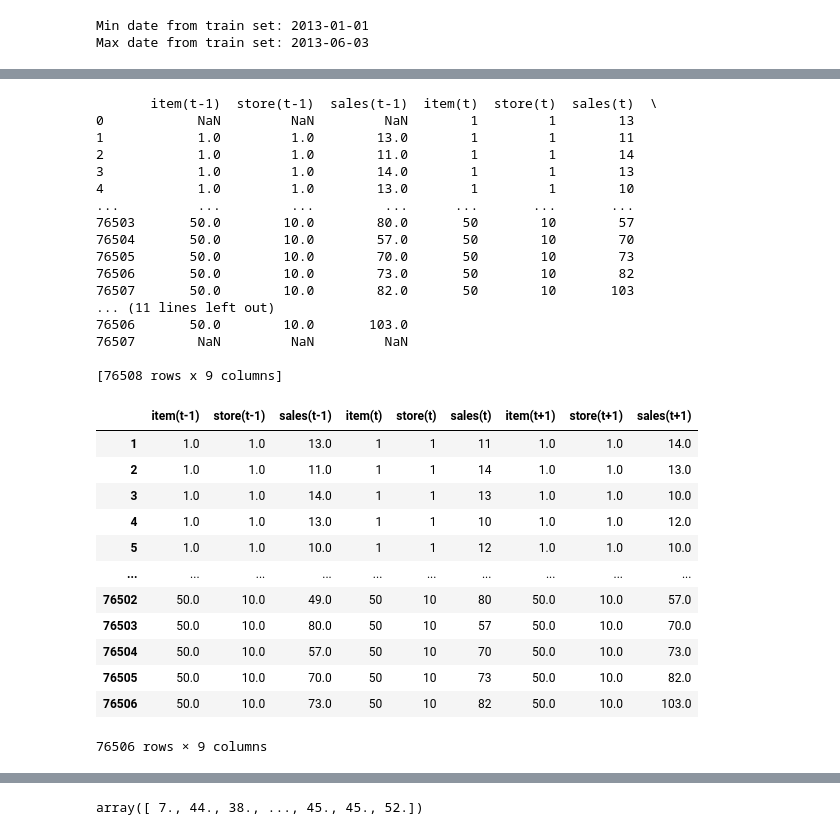
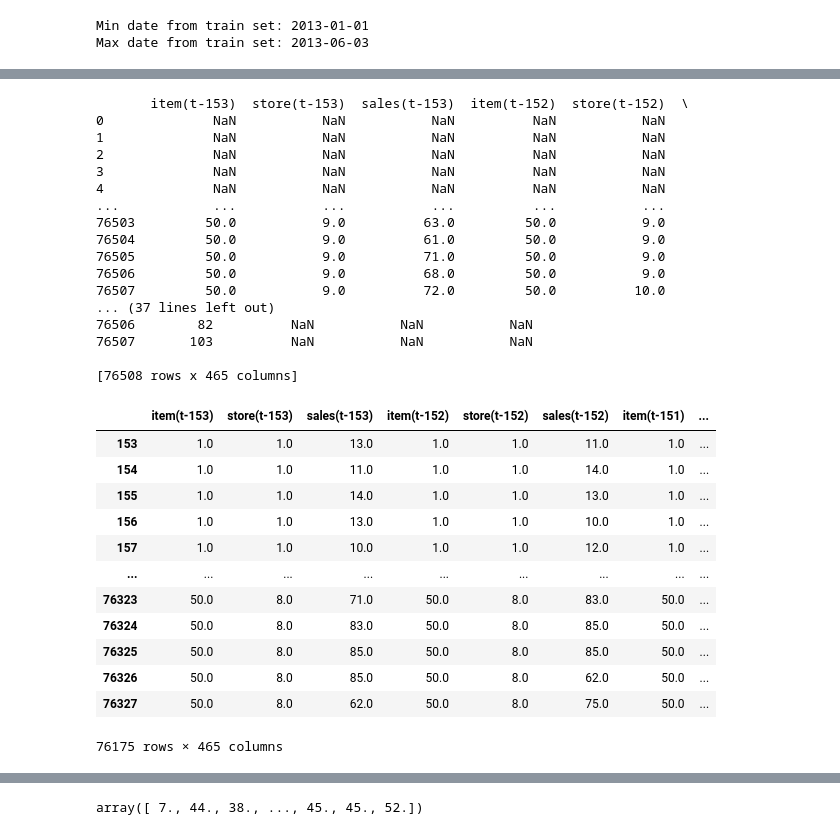
Before and after one commit to ECruz25/cross-entropy-services, a Jupyter notebook: Time Series.ipynb, the cells around one changed output, grey strips where cells are left out. Cells and saved outputs as stored; diff of their text form; code cells hidden in the pictures.

```diff
--- a/Time Series.ipynb
+++ b/Time Series.ipynb
@@ -54,7 +52,7 @@ print('Max date from train set: %s' % training_data['date'].max().date())
 Min date from train set: 2013-01-01
 Max date from train set: 2013-06-03
 # %%
-lag_size = 1
+lag_size = 180
 print('Max date from train set: %s' % training_data['date'].max().date())
 print('Max date from test set: %s' % testing_data['date'].max().date())
 print('Forecast lag size', lag_size)
@@ -114,41 +89,41 @@ def series_to_supervised(data, window=1, lag=1, dropnan=True):
         agg.dropna(inplace=True)
     return agg
 # %%
-window = 1
+window = (training_data['date'].max().date() - training_data['date'].min().date()).days
 lag = lag_size
 series = series_to_supervised(train_gp.drop('date', axis=1), window=window, lag=lag)
 series
 # %% [output]
-       item(t-1)  store(t-1)  sales(t-1)  item(t)  store(t)  sales(t)  \
-0            NaN         NaN         NaN        1         1        13
-1            1.0         1.0        13.0        1         1        11
-2            1.0         1.0        11.0        1         1        14
-3            1.0         1.0        14.0        1         1        13
-4            1.0         1.0        13.0        1         1        10
-...          ...         ...         ...      ...       ...       ...
-76503       50.0        10.0        80.0       50        10        57
-76504       50.0        10.0        57.0       50        10        70
-76505       50.0        10.0        70.0       50        10        73
-76506       50.0        10.0        73.0       50        10        82
-76507       50.0        10.0        82.0       50        10       103
-... (11 lines left out)
-76506       50.0        10.0       103.0
-76507        NaN         NaN         NaN
+       item(t-153)  store(t-153)  sales(t-153)  item(t-152)  store(t-152)  \
+0              NaN           NaN           NaN          NaN           NaN
+1              NaN           NaN           NaN          NaN           NaN
+2              NaN           NaN           NaN          NaN           NaN
+3              NaN           NaN           NaN          NaN           NaN
+4              NaN           NaN           NaN          NaN           NaN
+...            ...           ...           ...          ...           ...
+76503         50.0           9.0          63.0         50.0           9.0
+76504         50.0           9.0          61.0         50.0           9.0
+76505         50.0           9.0          71.0         50.0           9.0
+76506         50.0           9.0          68.0         50.0           9.0
+76507         50.0           9.0          72.0         50.0          10.0
+... (37 lines left out)
+76506        82          NaN           NaN           NaN
+76507       103          NaN           NaN           NaN
 
-[76508 rows x 9 columns]
+[76508 rows x 465 columns]
-|  | item(t-1) | store(t-1) | sales(t-1) | item(t) | store(t) | sales(t) | item(t+1) | store(t+1) | sales(t+1) |
-| 1 | 1.0 | 1.0 | 13.0 | 1 | 1 | 11 | 1.0 | 1.0 | 14.0 |
-| 2 | 1.0 | 1.0 | 11.0 | 1 | 1 | 14 | 1.0 | 1.0 | 13.0 |
-| 3 | 1.0 | 1.0 | 14.0 | 1 | 1 | 13 | 1.0 | 1.0 | 10.0 |
-| 4 | 1.0 | 1.0 | 13.0 | 1 | 1 | 10 | 1.0 | 1.0 | 12.0 |
-| 5 | 1.0 | 1.0 | 10.0 | 1 | 1 | 12 | 1.0 | 1.0 | 10.0 |
-| ... | ... | ... | ... | ... | ... | ... | ... | ... | ... |
-| 76502 | 50.0 | 10.0 | 49.0 | 50 | 10 | 80 | 50.0 | 10.0 | 57.0 |
-| 76503 | 50.0 | 10.0 | 80.0 | 50 | 10 | 57 | 50.0 | 10.0 | 70.0 |
-| 76504 | 50.0 | 10.0 | 57.0 | 50 | 10 | 70 | 50.0 | 10.0 | 73.0 |
-| 76505 | 50.0 | 10.0 | 70.0 | 50 | 10 | 73 | 50.0 | 10.0 | 82.0 |
-| 76506 | 50.0 | 10.0 | 73.0 | 50 | 10 | 82 | 50.0 | 10.0 | 103.0 |
+|  | item(t-153) | store(t-153) | sales(t-153) | item(t-152) | store(t-152) | sales(t-152) | item(t-151) | ... |
+| 153 | 1.0 | 1.0 | 13.0 | 1.0 | 1.0 | 11.0 | 1.0 | ... |
+| 154 | 1.0 | 1.0 | 11.0 | 1.0 | 1.0 | 14.0 | 1.0 | ... |
+| 155 | 1.0 | 1.0 | 14.0 | 1.0 | 1.0 | 13.0 | 1.0 | ... |
+| 156 | 1.0 | 1.0 | 13.0 | 1.0 | 1.0 | 10.0 | 1.0 | ... |
+| 157 | 1.0 | 1.0 | 10.0 | 1.0 | 1.0 | 12.0 | 1.0 | ... |
+| ... | ... | ... | ... | ... | ... | ... | ... | ... |
+| 76323 | 50.0 | 8.0 | 71.0 | 50.0 | 8.0 | 83.0 | 50.0 | ... |
+| 76324 | 50.0 | 8.0 | 83.0 | 50.0 | 8.0 | 85.0 | 50.0 | ... |
+| 76325 | 50.0 | 8.0 | 85.0 | 50.0 | 8.0 | 85.0 | 50.0 | ... |
+| 76326 | 50.0 | 8.0 | 85.0 | 50.0 | 8.0 | 62.0 | 50.0 | ... |
+| 76327 | 50.0 | 8.0 | 62.0 | 50.0 | 8.0 | 75.0 | 50.0 | ... |
-76506 rows × 9 columns
+76175 rows × 465 columns
 # %%
 # series.to_excel("output.xlsx")
 # %%
```
Also changed, not shown: parts of 44 cells of this notebook, 7 other files.
